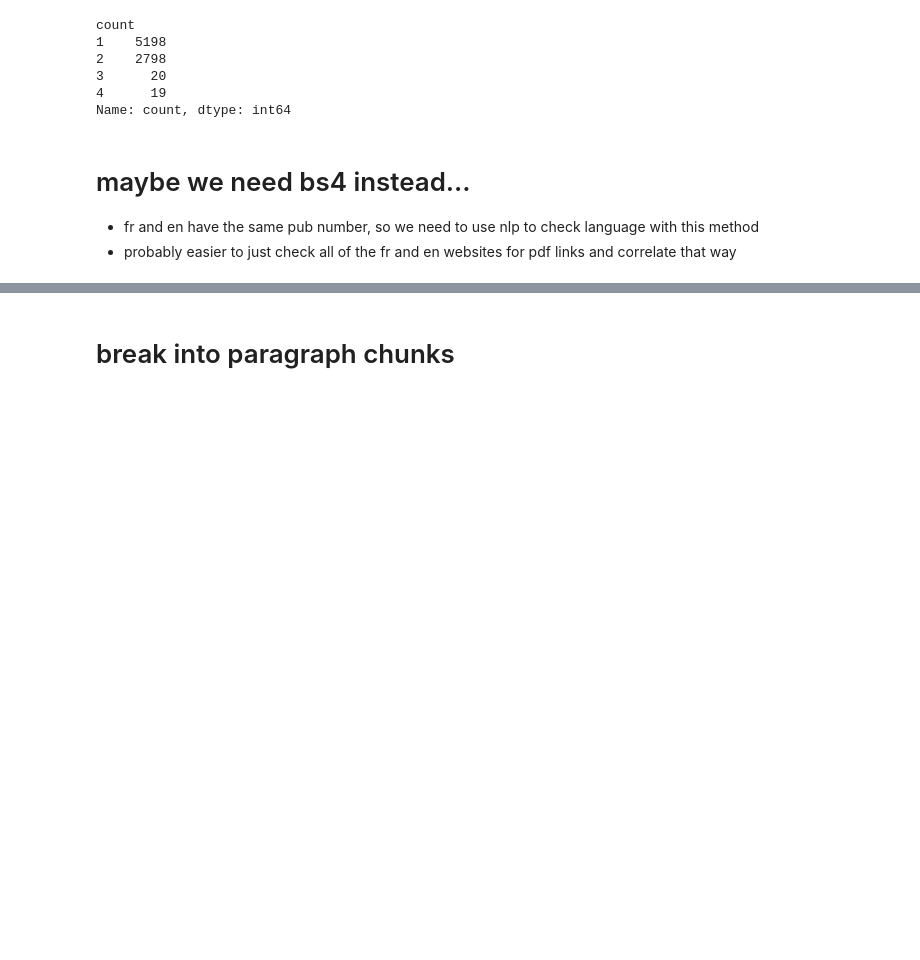
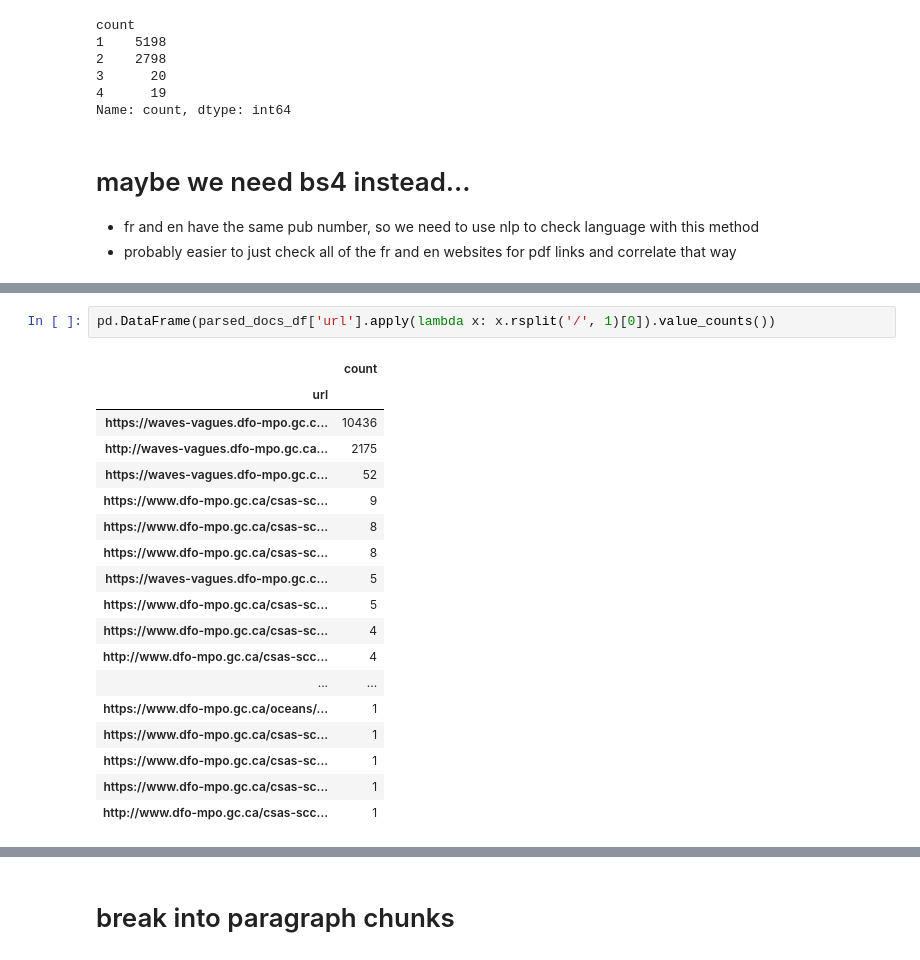
Before and after one commit to KevinCarr42/AI-Translation, a Jupyter notebook: fr_eng_correlation.ipynb, the cells around one changed output, grey strips where cells are left out. Saved outputs shown, nothing was run; the diff lists cells and outputs as text; blank space fills up the shorter version.

```diff
--- a/fr_eng_correlation.ipynb
+++ b/fr_eng_correlation.ipynb
@@ -386,0 +456,21 @@ Name: count, dtype: int64
+# %%
+pd.DataFrame(parsed_docs_df['url'].apply(lambda x: x.rsplit('/', 1)[0]).value_counts())
+# %% [output]
+|  | count |
+| url |  |
+| https://waves-vagues.dfo-mpo.gc.c... | 10436 |
+| http://waves-vagues.dfo-mpo.gc.ca... | 2175 |
+| https://waves-vagues.dfo-mpo.gc.c... | 52 |
+| https://www.dfo-mpo.gc.ca/csas-sc... | 9 |
+| https://www.dfo-mpo.gc.ca/csas-sc... | 8 |
+| https://www.dfo-mpo.gc.ca/csas-sc... | 8 |
+| https://waves-vagues.dfo-mpo.gc.c... | 5 |
+| https://www.dfo-mpo.gc.ca/csas-sc... | 5 |
+| https://www.dfo-mpo.gc.ca/csas-sc... | 4 |
+| http://www.dfo-mpo.gc.ca/csas-scc... | 4 |
+| ... | ... |
+| https://www.dfo-mpo.gc.ca/oceans/... | 1 |
+| https://www.dfo-mpo.gc.ca/csas-sc... | 1 |
+| https://www.dfo-mpo.gc.ca/csas-sc... | 1 |
+| https://www.dfo-mpo.gc.ca/csas-sc... | 1 |
+| http://www.dfo-mpo.gc.ca/csas-scc... | 1 |
```
Also changed, not shown: parts of 14 cells of this notebook, 1 other file.
